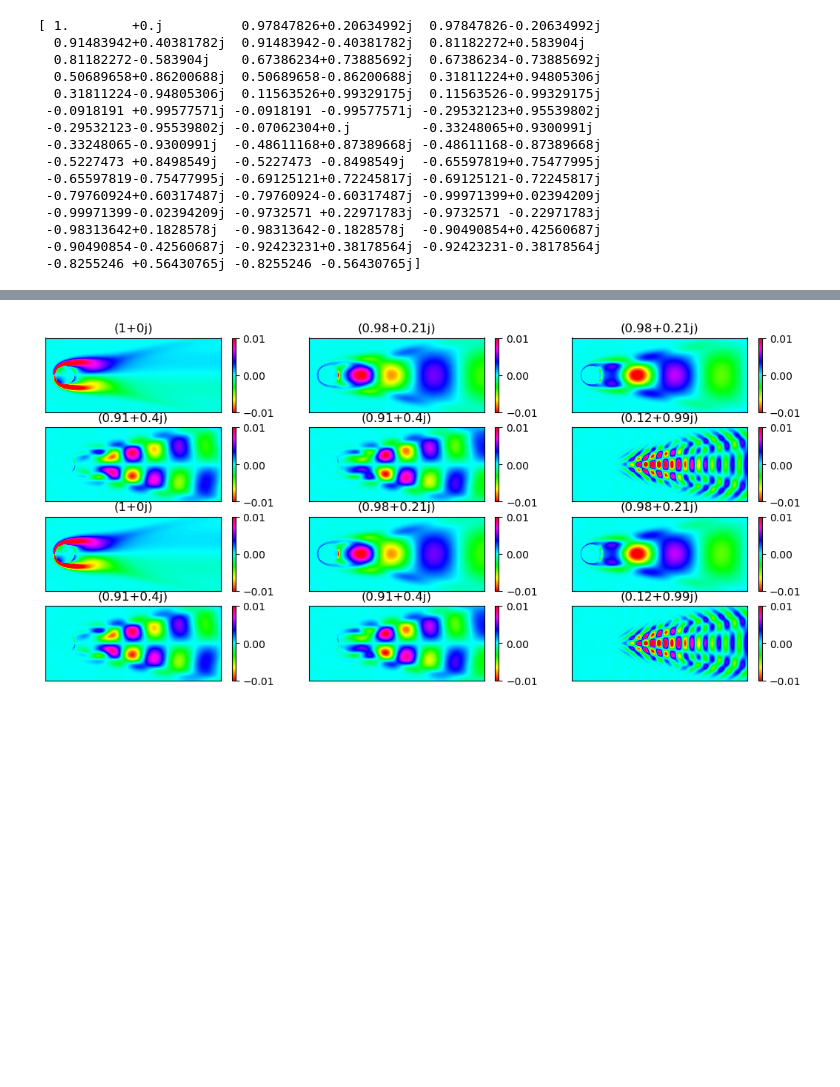
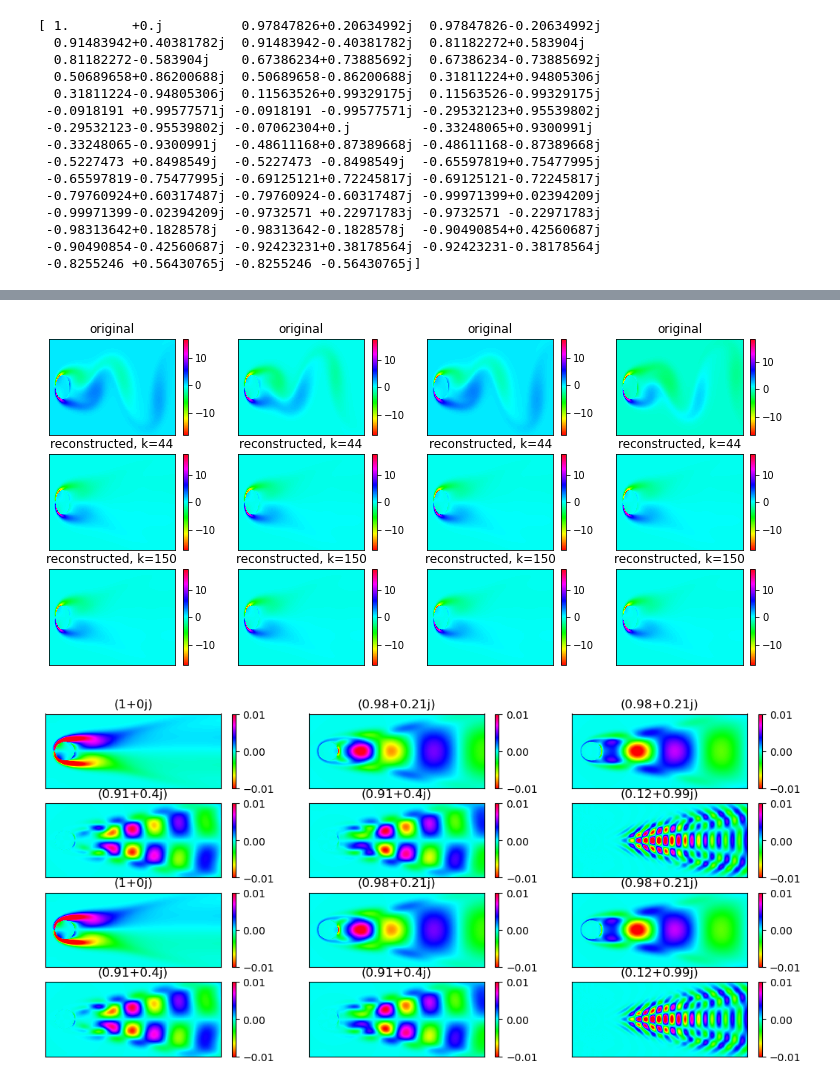
Before and after one commit to ela-d/DMD, a Jupyter notebook: Vorticity_example.ipynb, the cells around one changed output, grey strips where cells are left out. Cells and saved outputs as stored; diff of their text form; code cells hidden in the pictures; blank space fills up the shorter version.

Commit message:
reconstruction added.. needs fixing

```diff
--- a/Vorticity_example.ipynb
+++ b/Vorticity_example.ipynb
@@ -128,0 +159,10 @@ plt.show()
+# %%
+threshold=10**3/2
+#threshold=10**2/2
+#threshold=0 - ni kad ih sve uzmem ne rekonstruira dobro:(
+indices_150 = np.where(1/r_150 > threshold)[0]
+print(indices_150, indices_150.shape)
+
+"""threshold=5*10**(-6)
+indices_150 = np.where(r_150 < threshold)[0]
+print(indices_150, indices_150.shape)"""
@@ -129,3 +190,36 @@ plt.show()
+# %%
+#nije dobro!!
+koji_rek=[0,10,30,140]
+reconstructed  = np.array([DMD_reconstruction(vort[:,:-1],Z_v_qr, indices, L_v_qr, koji_rek[i]) for i in range(4)])
+
+reconstructed_150  = np.array([DMD_reconstruction(vort[:,:-1],Z_v_qr_150, indices_150, L_v_qr_150, koji_rek[i]) for i in range(4)])
+
+
+fig, axs = plt.subplots(3, 4, figsize=(13, 6))
+for j in range(4):
+    i=0
+    c=axs[i,j].pcolormesh(x_os[:-1], y_os[:-1], vort[:,koji_rek[j]].reshape((-1,199)).T, cmap='hsv')
+    plt.colorbar(c, ax=axs[i,j], orientation='vertical')
+    axs[i,j].set_xticks([])
+    axs[i,j].set_yticks([])
+    axs[i,j].set_title("original")
+
+    i=1
+    c=axs[i,j].pcolormesh(x_os[:-1], y_os[:-1], np.real(reconstructed[i,:]).reshape((-1,199)).T, cmap='hsv')
+    plt.colorbar(c, ax=axs[i,j], orientation='vertical')
+    axs[i,j].set_xticks([])
+    axs[i,j].set_yticks([])
+    axs[i,j].set_title("reconstructed, k=44")
+
+    i=2
+    c=axs[i,j].pcolormesh(x_os[:-1], y_os[:-1], np.real(reconstructed_150[i,:]).reshape((-1,199)).T, cmap='hsv')
+    plt.colorbar(c, ax=axs[i,j], orientation='vertical')
+    axs[i,j].set_xticks([])
+    axs[i,j].set_yticks([])
+    axs[i,j].set_title("reconstructed, k=150")
+plt.show()
+# %% [output]
+[figure, added]
 # %%
 N_poc=100
 
```
Also changed, not shown: parts of 11 cells of this notebook, 2 other files.
